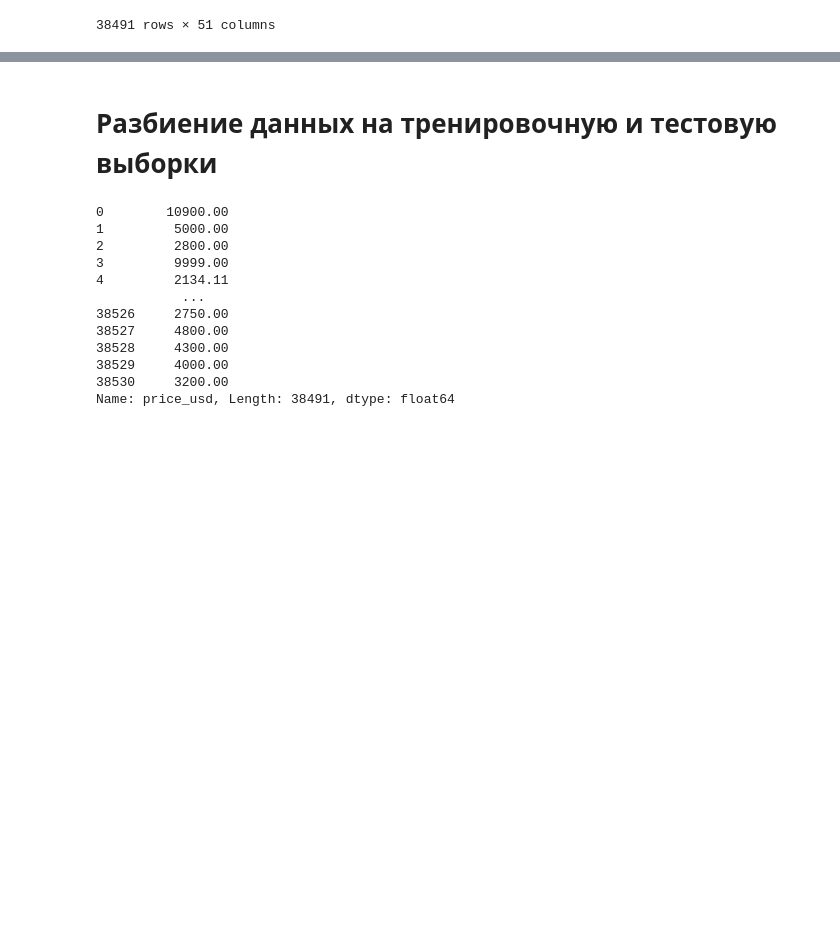
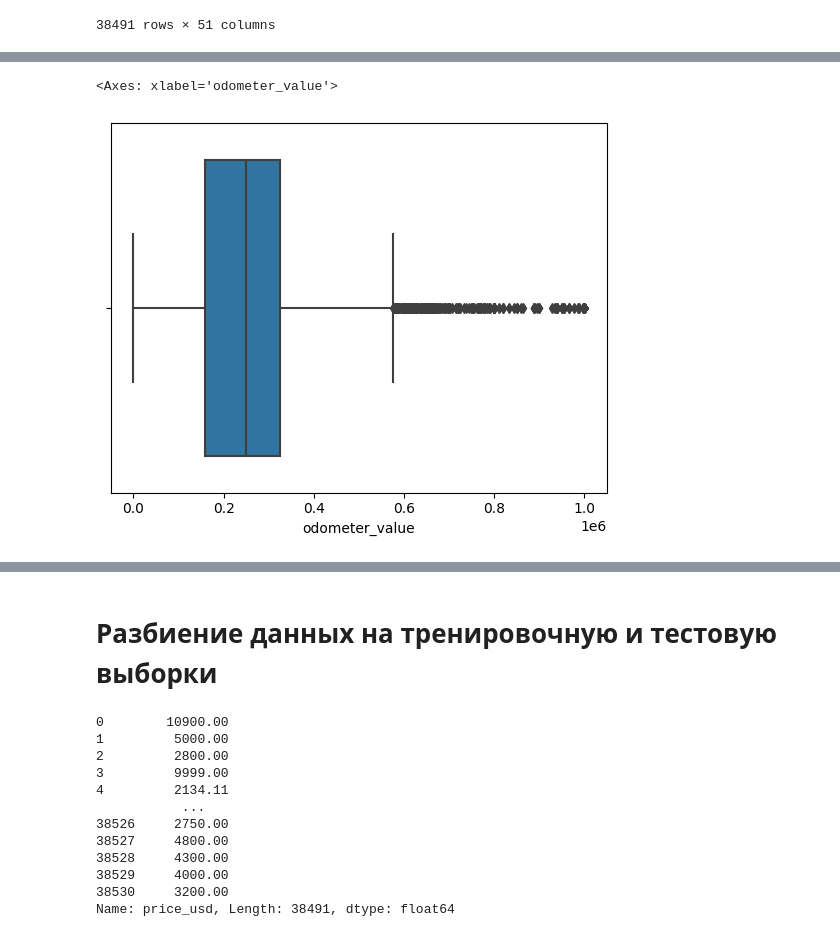
Before and after one commit to ArtGMlg/ML, a Jupyter notebook: notebooks/1.ipynb, the cells around one changed output, grey strips where cells are left out. Drawn from its saved outputs; the diff is of its cells as text; code cells hidden in the pictures; blank space fills up the shorter version.

```diff
--- a/notebooks/1.ipynb
+++ b/notebooks/1.ipynb
@@ -123,0 +160,5 @@ dum_data.drop(['manufacturer_name', 'model_name', 'number_of_photos', 'color', '
+# %%
+sns.boxplot(data=data, x="odometer_value")
+# %% [output]
+<Axes: xlabel='odometer_value'>
+[figure, added]
```
Also changed, not shown: parts of 23 cells of this notebook, 17 other files.
